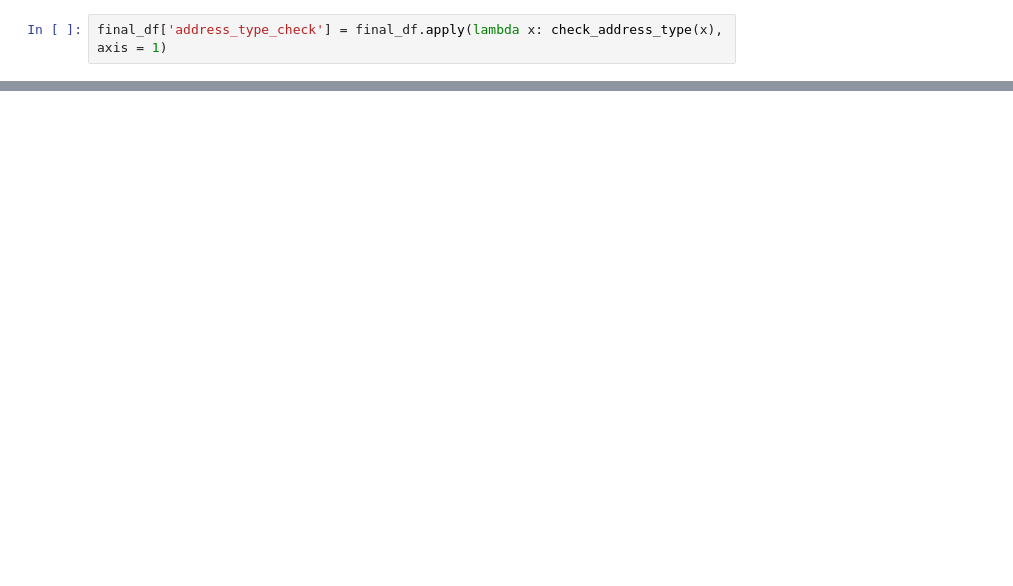
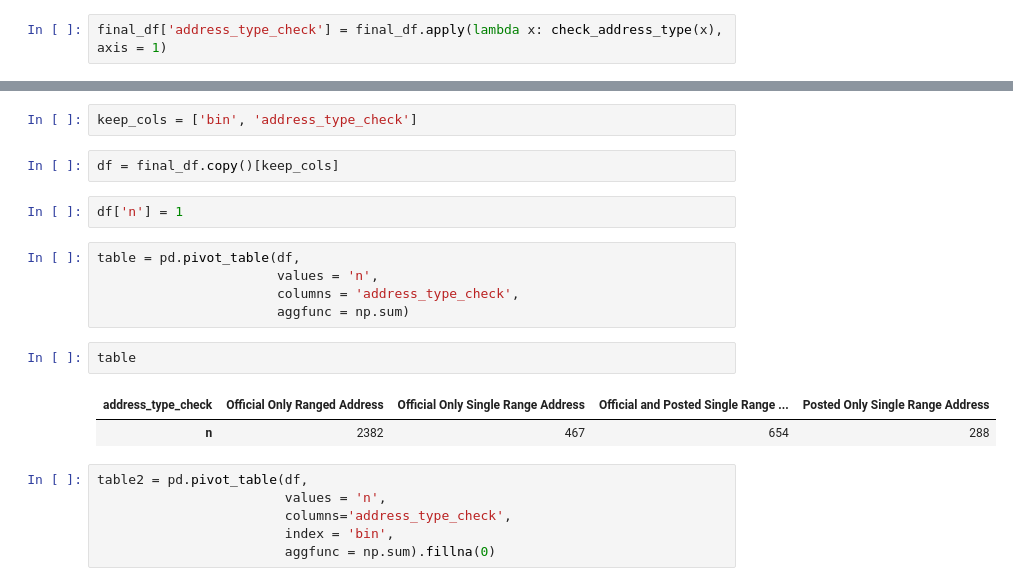
Before and after one commit to NYCParks-data/Structures, a Jupyter notebook: scripts/address_summary.ipynb, the cells around one changed output, grey strips where cells are left out. Drawn from its saved outputs; the diff is of its cells as text; blank space fills up the shorter version.

```diff
--- a/scripts/address_summary.ipynb
+++ b/scripts/address_summary.ipynb
@@ -135,0 +114,22 @@ final_df[final_df['address_id'].notnull()][['bin', 'low_address_number', 'high_a
+# %%
+keep_cols = ['bin', 'address_type_check']
+# %%
+df = final_df.copy()[keep_cols]
+# %%
+df['n'] = 1
+# %%
+table = pd.pivot_table(df,
+                       values = 'n',
+                       columns = 'address_type_check',
+                       aggfunc = np.sum)
+# %%
+table
+# %% [output]
+| address_type_check | Official Only Ranged Address | Official Only Single Range Address | Official and Posted Single Range ... | Posted Only Single Range Address |
+| n | 2382 | 467 | 654 | 288 |
+# %%
+table2 = pd.pivot_table(df,
+                        values = 'n',
+                        columns='address_type_check',
+                        index = 'bin',
+                        aggfunc = np.sum).fillna(0)
```
Also changed, not shown: parts of 13 cells of this notebook, 3 other files.
